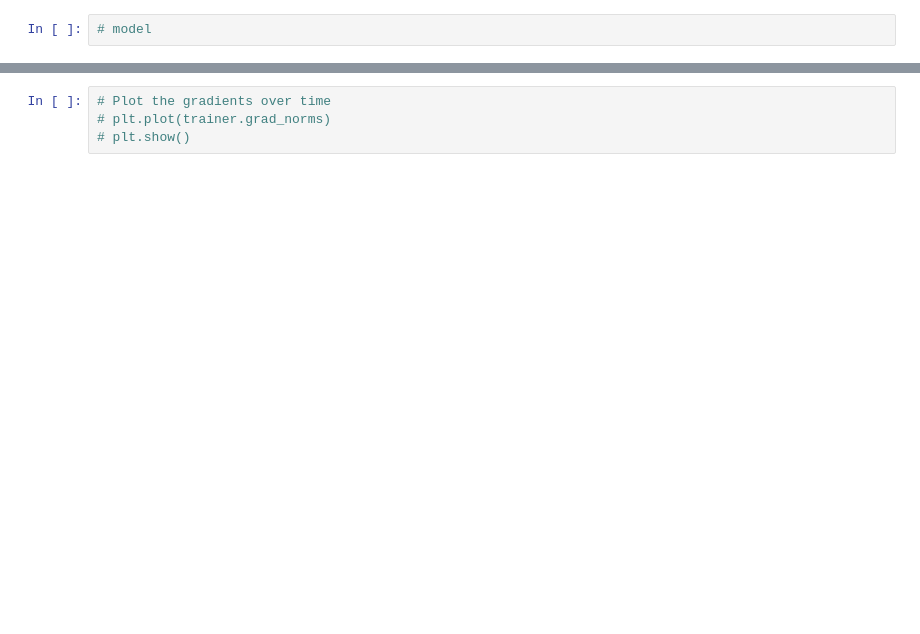
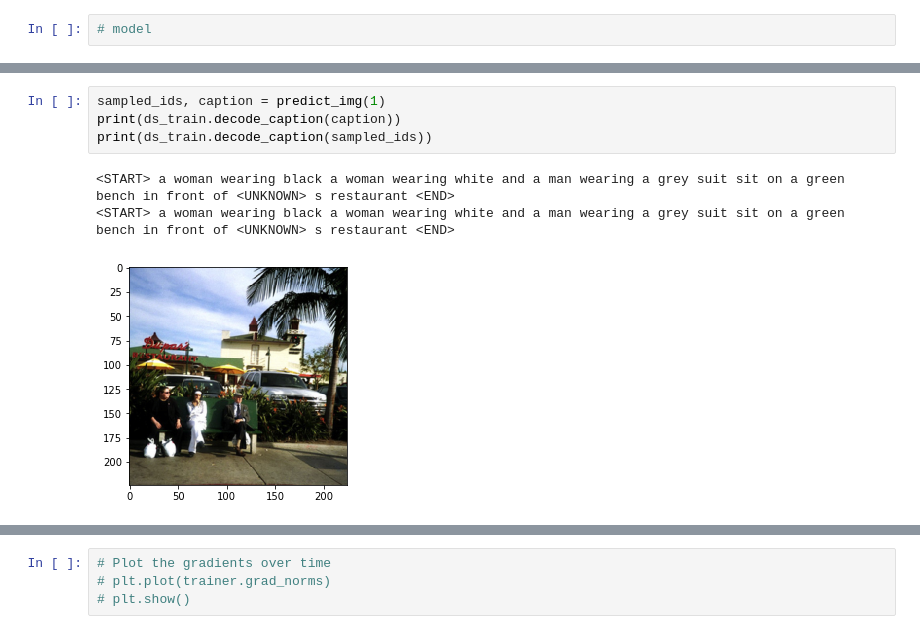
Before and after one commit to tobiasvanderwerff/image-captioning, a Jupyter notebook: image-captioning.ipynb, the cells around one changed output, grey strips where cells are left out. Drawn from its saved outputs; the diff is of its cells as text; blank space fills up the shorter version.

```diff
--- a/image-captioning.ipynb
+++ b/image-captioning.ipynb
@@ -290,0 +337,8 @@ KeyboardInterrupt:
+# %%
+sampled_ids, caption = predict_img(1)
+print(ds_train.decode_caption(caption))
+print(ds_train.decode_caption(sampled_ids))
+# %% [output]
+<START> a woman wearing black a woman wearing white and a man wearing a grey suit sit on a green bench in front of <UNKNOWN> s restaurant <END>
+<START> a woman wearing black a woman wearing white and a man wearing a grey suit sit on a green bench in front of <UNKNOWN> s restaurant <END>
+[figure, added]
```
Also changed, not shown: parts of 27 cells of this notebook, 3 other files.
